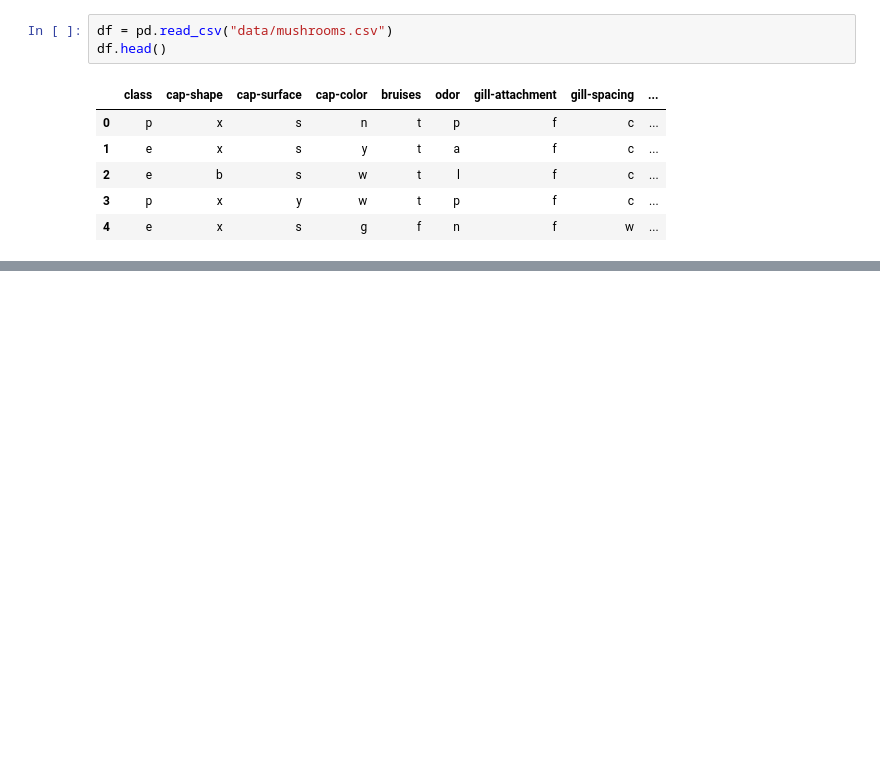
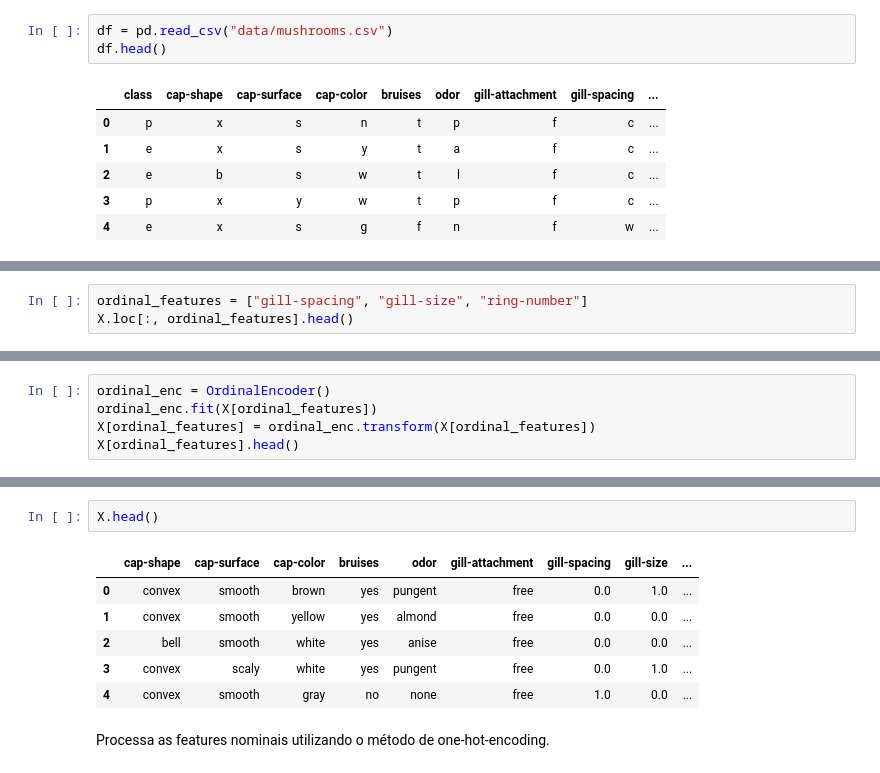
Before and after one commit to amauryTCassola/MachineLearning-2023, a Jupyter notebook: main.ipynb, the cells around one changed output, grey strips where cells are left out. Drawn from its saved outputs; the diff is of its cells as text; blank space fills up the shorter version.

```diff
--- a/main.ipynb
+++ b/main.ipynb
@@ -17,0 +108,3 @@ df.head()
+# %%
+ordinal_features = ["gill-spacing", "gill-size", "ring-number"]
+X.loc[:, ordinal_features].head()
@@ -17,0 +118,5 @@ df.head()
+# %%
+ordinal_enc = OrdinalEncoder()
+ordinal_enc.fit(X[ordinal_features])
+X[ordinal_features] = ordinal_enc.transform(X[ordinal_features])
+X[ordinal_features].head()
@@ -17,0 +130,11 @@ df.head()
+# %%
+X.head()
+# %% [output]
+|  | cap-shape | cap-surface | cap-color | bruises | odor | gill-attachment | gill-spacing | gill-size | ... |
+| 0 | convex | smooth | brown | yes | pungent | free | 0.0 | 1.0 | ... |
+| 1 | convex | smooth | yellow | yes | almond | free | 0.0 | 0.0 | ... |
+| 2 | bell | smooth | white | yes | anise | free | 0.0 | 0.0 | ... |
+| 3 | convex | scaly | white | yes | pungent | free | 0.0 | 1.0 | ... |
+| 4 | convex | smooth | gray | no | none | free | 1.0 | 0.0 | ... |
+# %% [markdown]
+Processa as features nominais utilizando o método de one-hot-encoding.
```
Also changed, not shown: parts of 22 cells of this notebook, 2 other files.
